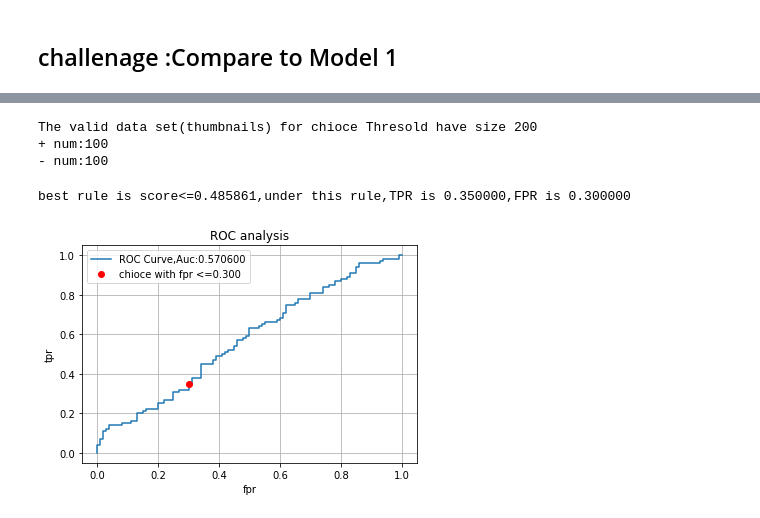
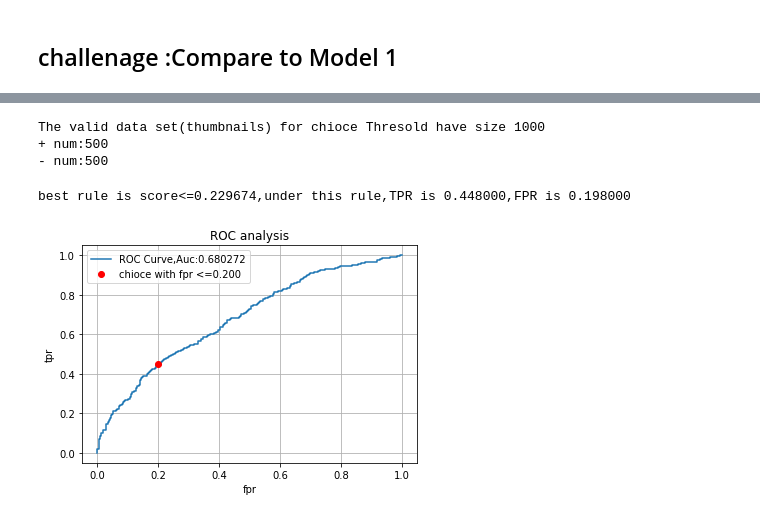
Before and after one commit to mckjzhangxk/deepAI, a Jupyter notebook: course4/week4/faceRecognization/Face+Recognition+for+the+Happy+House+-+v3.ipynb, the cells around one changed output, grey strips where cells are left out. Drawn from its saved outputs; the diff is of its cells as text; code cells hidden in the pictures.

```diff
--- a/course4/week4/faceRecognization/Face+Recognition+for+the+Happy+House+-+v3.ipynb
+++ b/course4/week4/faceRecognization/Face+Recognition+for+the+Happy+House+-+v3.ipynb
@@ -520,9 +548,13 @@ def _loadDataset(path):
                     and filename.rfind('.png')==-1 \
                     and filename.rfind('.jpeg')==-1:continue
             samples_path=os.path.join(path_name, filename)
-            encodes=img_to_encoding(samples_path,FRmodel,scale=True)
-            encode=encodes[0]
-            db.append(encode)
+            encodes=img_to_encoding(samples_path,FRmodel,preprocessing=proprocessImage)
+
+            if encodes is not None:
+                encode=encodes[0]
+                db.append(encode)
+            else:
+                print(samples_path,',fail to recognize')
         db=np.array(db)
         ret[name]=db
         print('finish %s,data size %d'%(name,len(db)))
@@ -530,14 +562,14 @@ def _loadDataset(path):
     return ret
 
 def getFaceDB(path_encode='FaceRecognizationDataset/faces_db_test_model2.pickle',
-               path_image='/home/zhangxk/projects/daily/8/facedb'):
+               path_image='../../../daily/8/facedb'):
     db = _loadDataset(path_image)
     with open(path_encode, 'wb') as handle:
         pickle.dump(db, handle, protocol=pickle.HIGHEST_PROTOCOL)
     return db
 
 #########################################################################
-def createValidationDataset(db,p_samples=100,n_samples=100):
+def createValidationDataset(db,p_samples=500,n_samples=500):
     names=[name for name in db]
     n_classes = len(names)
     classesIdx = list(range(n_classes))
@@ -702,9 +732,9 @@ print('The valid data set(thumbnails) for chioce Thresold have size %d'%m)
 print('+ num:%d'%numPos)
 print('- num:%d'%(m-numPos))
 # %% [output]
-The valid data set(thumbnails) for chioce Thresold have size 200
-+ num:100
-- num:100
+The valid data set(thumbnails) for chioce Thresold have size 1000
++ num:500
+- num:500
 # %%
 #simility function
 yhat=np.linalg.norm(Xa-Xb,ord=2,axis=1)
@@ -715,7 +745,7 @@ yhat=np.max(yhat)-yhat
 # yhat=np.diag(Xa.dot(Xb.T))
 m_fp,m_tp,m_thresholds,m_auc=ROC_AUC(Y,yhat,'binary')
 # %%
-plotROC(m_fp,m_tp,m_auc,m_thresholds,ratio=0.3)
+plotROC(m_fp,m_tp,m_auc,m_thresholds,ratio=0.2)
 # %% [output]
-best rule is score<=0.485861,under this rule,TPR is 0.350000,FPR is 0.300000
+best rule is score<=0.229674,under this rule,TPR is 0.448000,FPR is 0.198000
-[figure, old version]
+[figure, new version]
```
Also changed, not shown: parts of 13 cells of this notebook, 6 other files.
